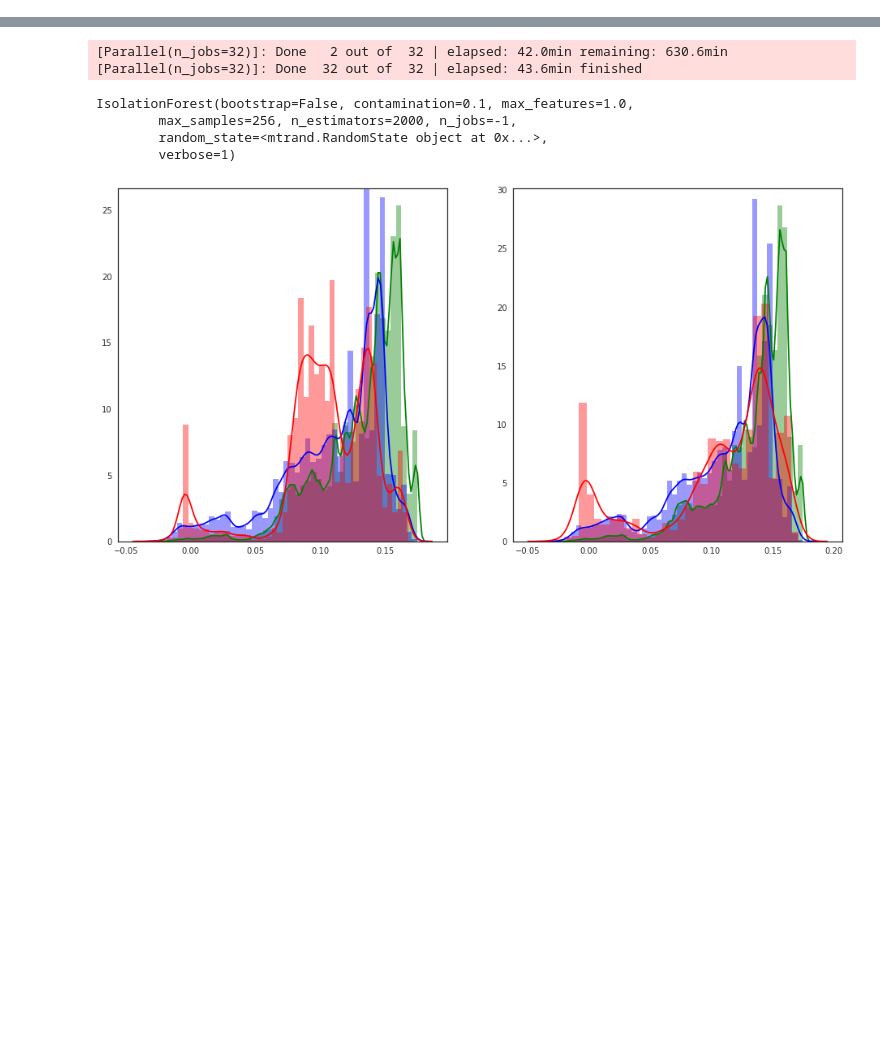
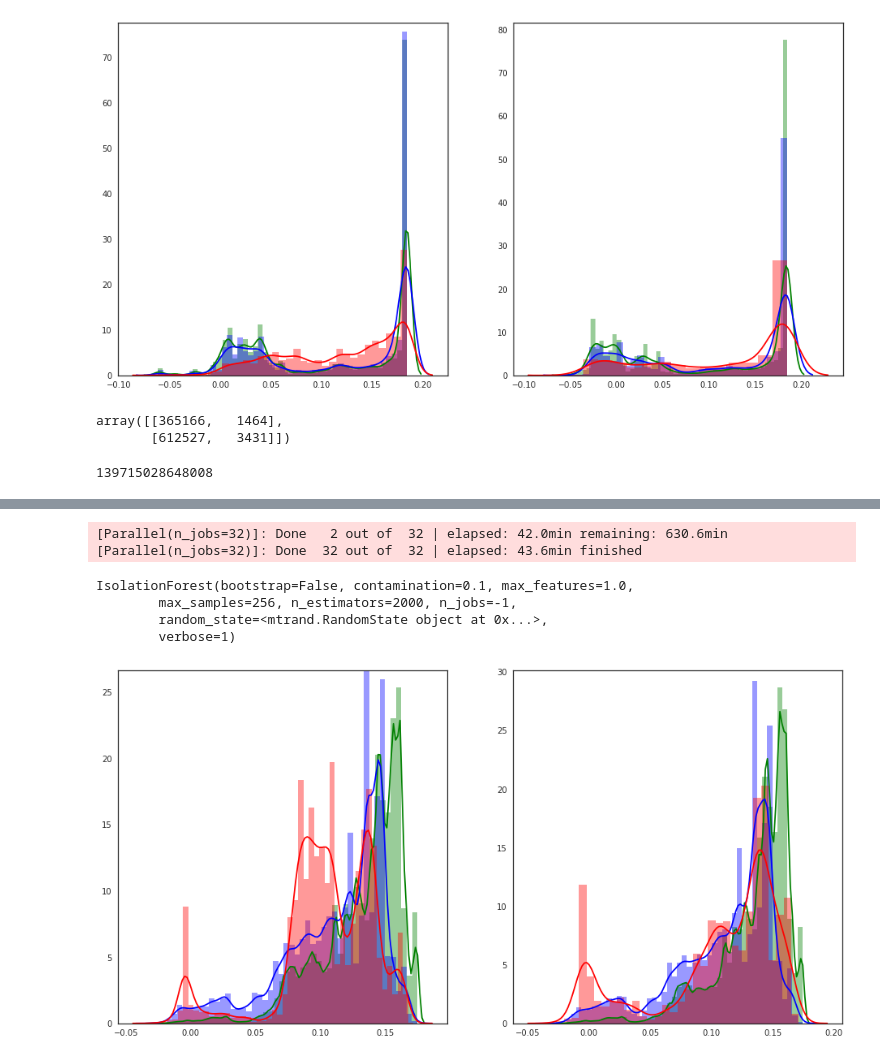
Before and after one commit to CogniveRussia/spring_2018, a Jupyter notebook: beconstant/notebooks/isof_fixed.ipynb, the cells around one changed output, grey strips where cells are left out. Drawn from its saved outputs; the diff is of its cells as text; code cells hidden in the pictures; blank space fills up the shorter version.

```diff
--- a/beconstant/notebooks/isof_fixed.ipynb
+++ b/beconstant/notebooks/isof_fixed.ipynb
@@ -506,4 +608,5 @@ def _average_path_length(n_samples_leaf):
 
         return average_path_length.reshape(n_samples_leaf_shape)
 # %%
-isof = IsolationForest(n_estimators=2000, max_samples=256, random_state=rng, n_jobs=-1, verbose=1, memory_restricted=False)
+rng = np.random.RandomState(42)
+isof_target = IsolationForest(n_estimators=128, max_samples=256, random_state=rng, n_jobs=30, verbose=1, memory_restricted=False)
@@ -519,0 +613,2 @@ IsolationForest(bootstrap=False, contamination=0.1, max_features=1.0,
+# %%
+isof_target.fit(xtrain_target)
@@ -519,0 +625,3 @@ IsolationForest(bootstrap=False, contamination=0.1, max_features=1.0,
+# %%
+train_target_links_scores = isof_target.decision_function(xtrain_target)
+test_target_links_scores = isof_target.decision_function(xtest_target)
@@ -519,0 +633,11 @@ IsolationForest(bootstrap=False, contamination=0.1, max_features=1.0,
+# %%
+f, axes = plt.subplots(1, 2, figsize=(16, 8))
+colors = ['g', 'b', 'r']
+targets = [-1, 0, 1]
+for c, t in zip(colors, targets):
+    sns.distplot(train_target_links_scores[ytrain == t], color=c, ax=axes[0])
+
+for c, t in zip(colors, targets):
+    sns.distplot(test_target_links_scores[ytest == t], color=c, ax=axes[1])
+# %% [output]
+[figure, added]
@@ -519,0 +646,9 @@ IsolationForest(bootstrap=False, contamination=0.1, max_features=1.0,
+# %%
+confusion_matrix(test_target_links_scores <= 0.18, ytest == 1)
+# %% [output]
+array([[365166,   1464],
+       [612527,   3431]])
+# %%
+id(isof_target)
+# %% [output]
+139715028648008
```
Also changed, not shown: parts of 30 cells of this notebook, 3 other files.
